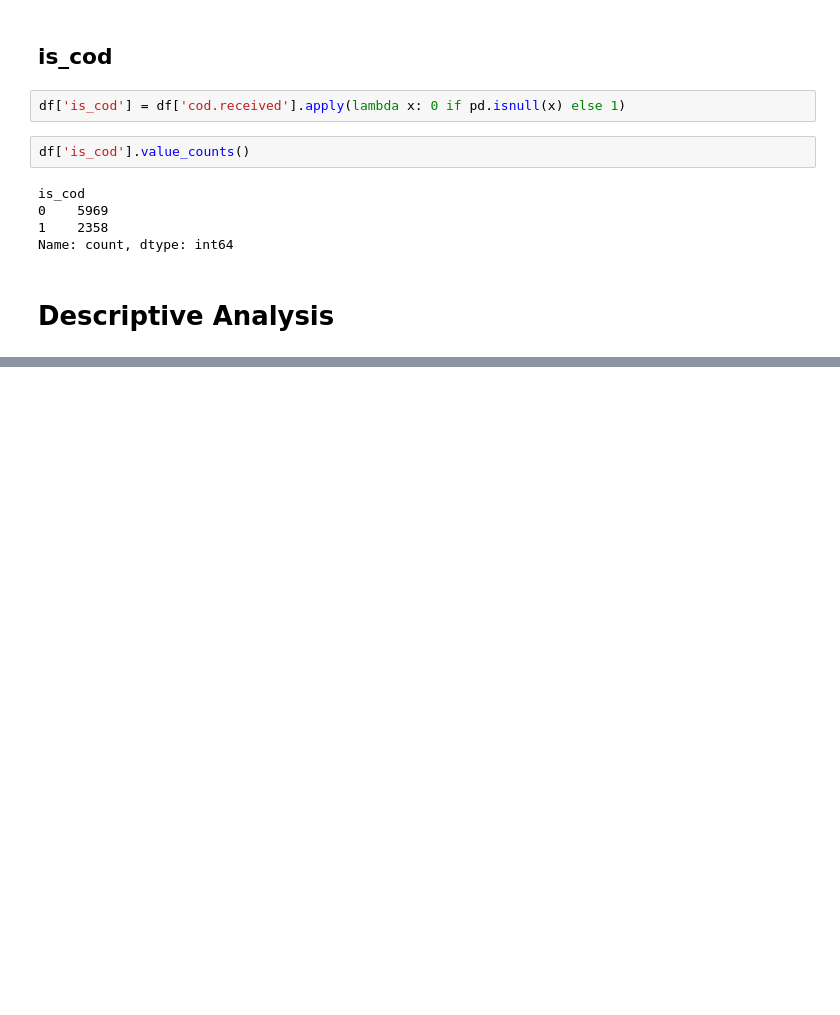
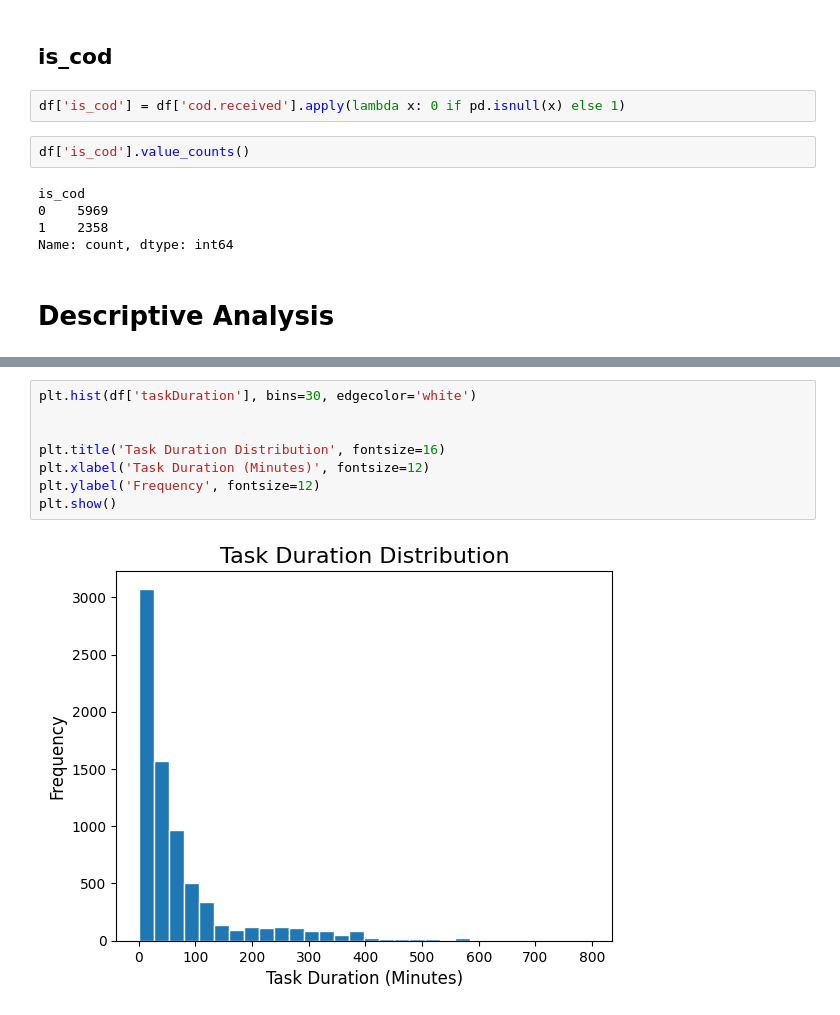
Before and after one commit to kurniadit/logistic_operational_analysis, a Jupyter notebook: analytics.ipynb, the cells around one changed output, grey strips where cells are left out. Drawn from its saved outputs; the diff is of its cells as text; blank space fills up the shorter version.

```diff
--- a/analytics.ipynb
+++ b/analytics.ipynb
@@ -385,0 +446,10 @@ plt.show()
+# %%
+plt.hist(df['taskDuration'], bins=30, edgecolor='white')
+
+
+plt.title('Task Duration Distribution', fontsize=16)
+plt.xlabel('Task Duration (Minutes)', fontsize=12)
+plt.ylabel('Frequency', fontsize=12)
+plt.show()
+# %% [output]
+[figure, added]
```
Also changed, not shown: parts of 54 cells of this notebook.
